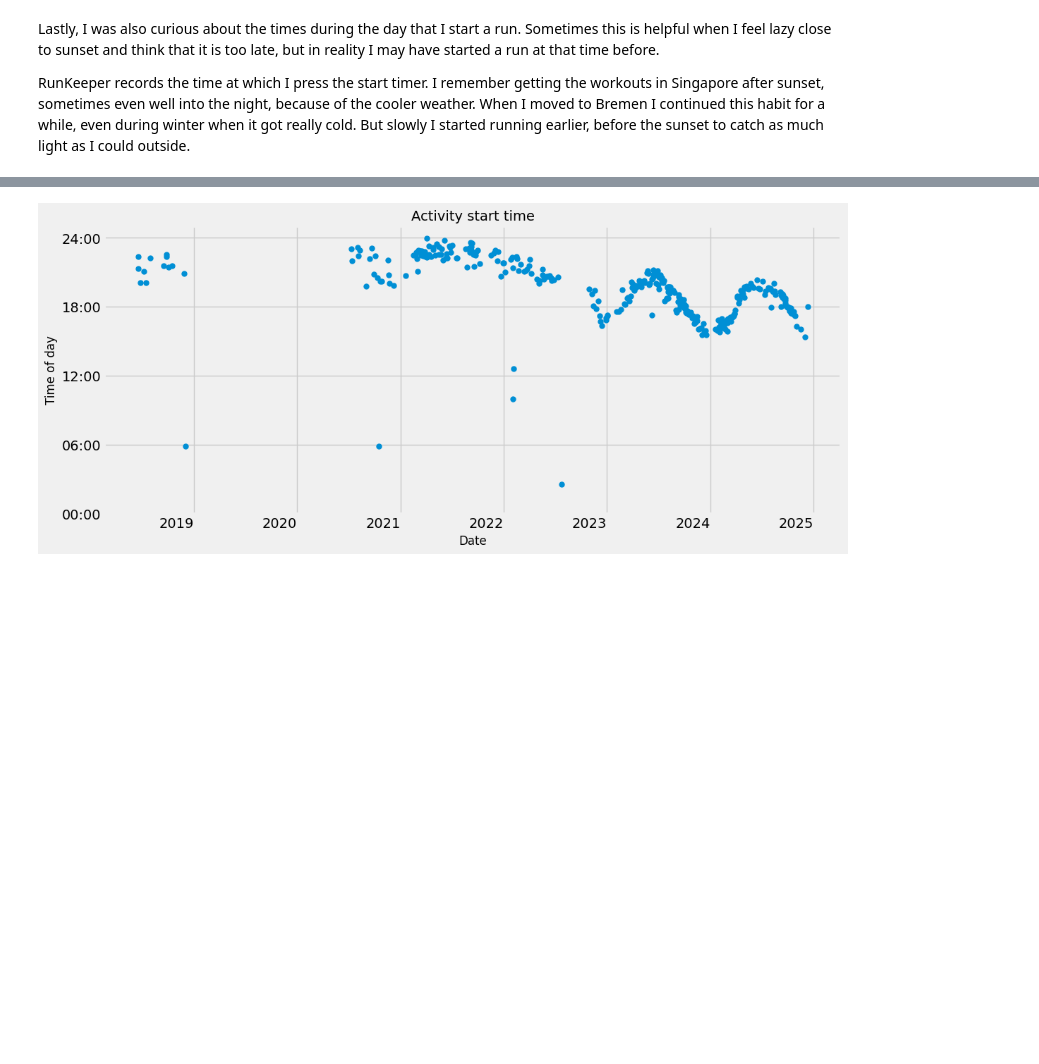
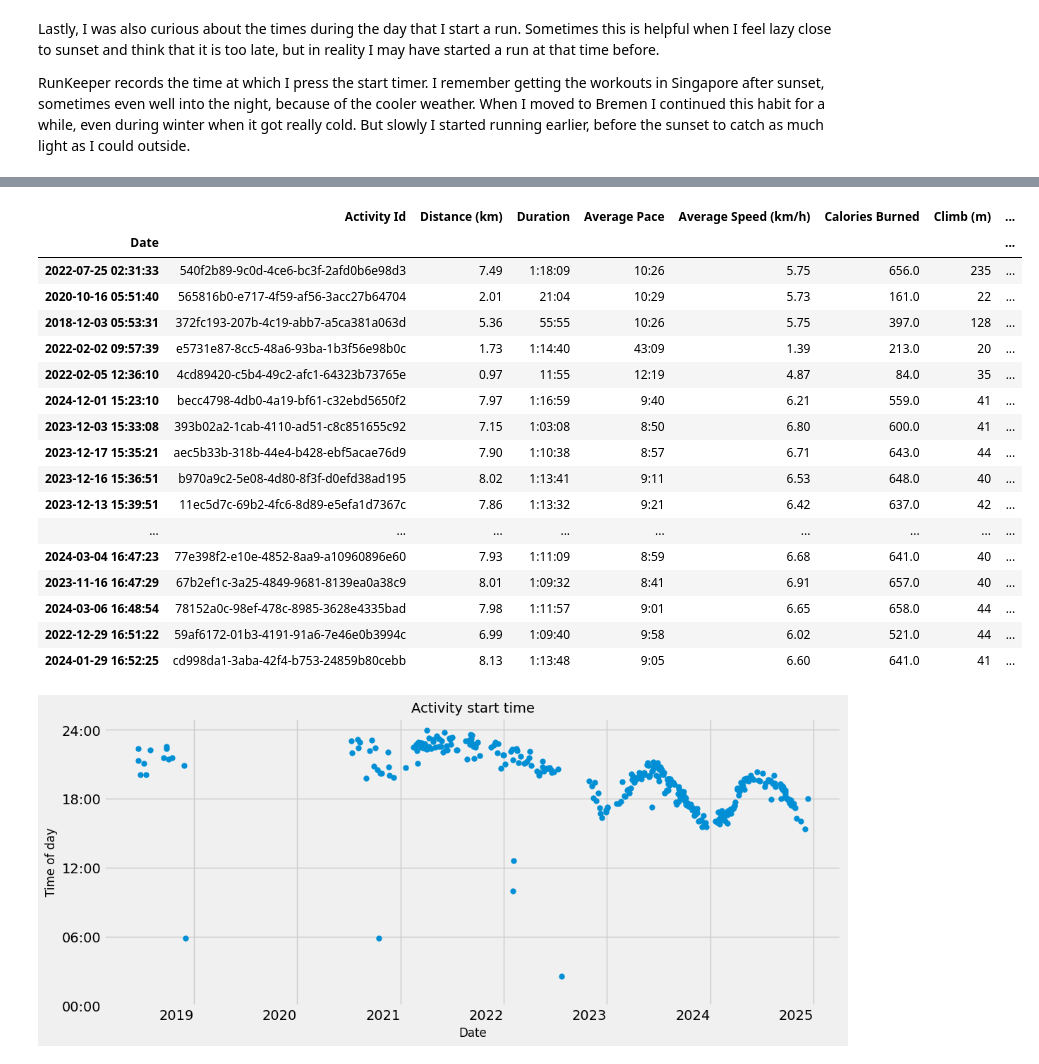
Before and after one commit to surajkarak/runkeeper_data_analysis, a Jupyter notebook: runkeeper_data.ipynb, the cells around one changed output, grey strips where cells are left out. Cells and saved outputs as stored; diff of their text form; code cells hidden in the pictures; blank space fills up the shorter version.

```diff
--- a/runkeeper_data.ipynb
+++ b/runkeeper_data.ipynb
@@ -328,4 +328,25 @@ cardio.head()
 # %%
 cardio['Time'] = cardio.index.time
 cardio['Time_seconds'] = cardio['Time'].apply(lambda x: x.hour * 3600 + x.minute * 60 + x.second)
+# %%
+cardio.sort_values(by='Time_seconds', ascending=True).head(50)
+# %% [output]
+|  | Activity Id | Distance (km) | Duration | Average Pace | Average Speed (km/h) | Calories Burned | Climb (m) | ... |
+| Date |  |  |  |  |  |  |  | ... |
+| 2022-07-25 02:31:33 | 540f2b89-9c0d-4ce6-bc3f-2afd0b6e98d3 | 7.49 | 1:18:09 | 10:26 | 5.75 | 656.0 | 235 | ... |
+| 2020-10-16 05:51:40 | 565816b0-e717-4f59-af56-3acc27b64704 | 2.01 | 21:04 | 10:29 | 5.73 | 161.0 | 22 | ... |
+| 2018-12-03 05:53:31 | 372fc193-207b-4c19-abb7-a5ca381a063d | 5.36 | 55:55 | 10:26 | 5.75 | 397.0 | 128 | ... |
+| 2022-02-02 09:57:39 | e5731e87-8cc5-48a6-93ba-1b3f56e98b0c | 1.73 | 1:14:40 | 43:09 | 1.39 | 213.0 | 20 | ... |
+| 2022-02-05 12:36:10 | 4cd89420-c5b4-49c2-afc1-64323b73765e | 0.97 | 11:55 | 12:19 | 4.87 | 84.0 | 35 | ... |
+| 2024-12-01 15:23:10 | becc4798-4db0-4a19-bf61-c32ebd5650f2 | 7.97 | 1:16:59 | 9:40 | 6.21 | 559.0 | 41 | ... |
+| 2023-12-03 15:33:08 | 393b02a2-1cab-4110-ad51-c8c851655c92 | 7.15 | 1:03:08 | 8:50 | 6.80 | 600.0 | 41 | ... |
+| 2023-12-17 15:35:21 | aec5b33b-318b-44e4-b428-ebf5acae76d9 | 7.90 | 1:10:38 | 8:57 | 6.71 | 643.0 | 44 | ... |
+| 2023-12-16 15:36:51 | b970a9c2-5e08-4d80-8f3f-d0efd38ad195 | 8.02 | 1:13:41 | 9:11 | 6.53 | 648.0 | 40 | ... |
+| 2023-12-13 15:39:51 | 11ec5d7c-69b2-4fc6-8d89-e5efa1d7367c | 7.86 | 1:13:32 | 9:21 | 6.42 | 637.0 | 42 | ... |
+| ... | ... | ... | ... | ... | ... | ... | ... | ... |
+| 2024-03-04 16:47:23 | 77e398f2-e10e-4852-8aa9-a10960896e60 | 7.93 | 1:11:09 | 8:59 | 6.68 | 641.0 | 40 | ... |
+| 2023-11-16 16:47:29 | 67b2ef1c-3a25-4849-9681-8139ea0a38c9 | 8.01 | 1:09:32 | 8:41 | 6.91 | 657.0 | 40 | ... |
+| 2024-03-06 16:48:54 | 78152a0c-98ef-478c-8985-3628e4335bad | 7.98 | 1:11:57 | 9:01 | 6.65 | 658.0 | 44 | ... |
+| 2022-12-29 16:51:22 | 59af6172-01b3-4191-91a6-7e46e0b3994c | 6.99 | 1:09:40 | 9:58 | 6.02 | 521.0 | 44 | ... |
+| 2024-01-29 16:52:25 | cd998da1-3aba-42f4-b753-24859b80cebb | 8.13 | 1:13:48 | 9:05 | 6.60 | 641.0 | 41 | ... |
 # %%
```
Also changed, not shown: parts of 2 cells of this notebook.
